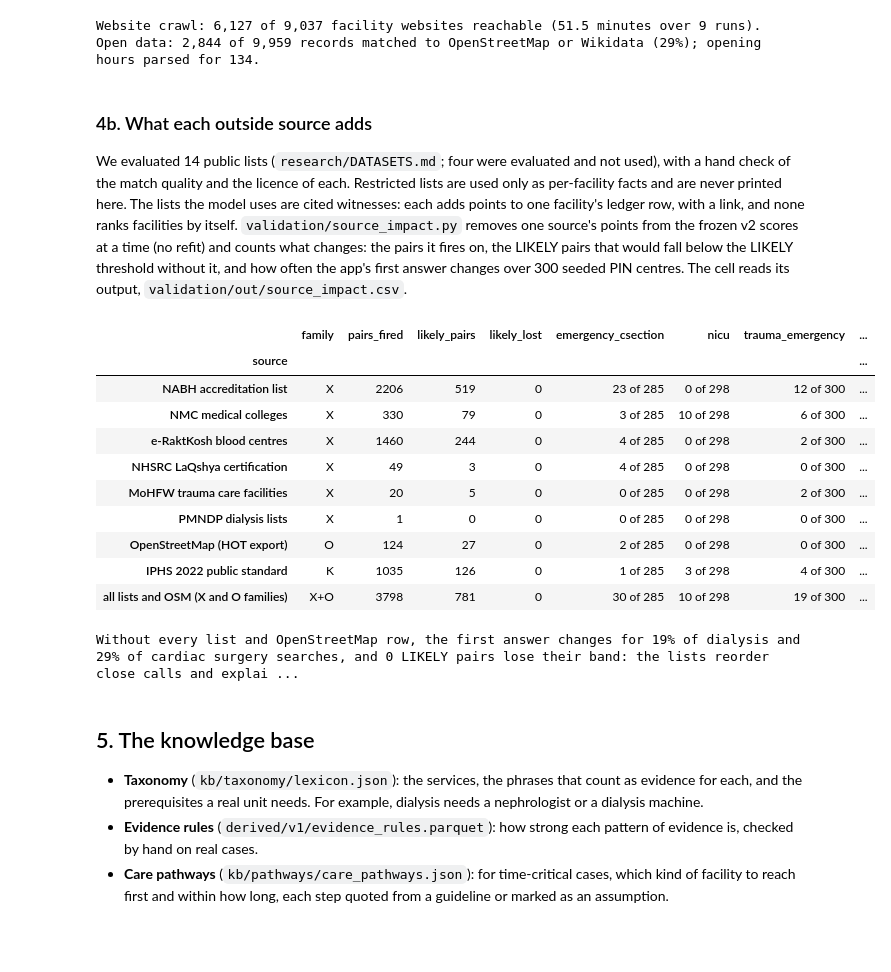
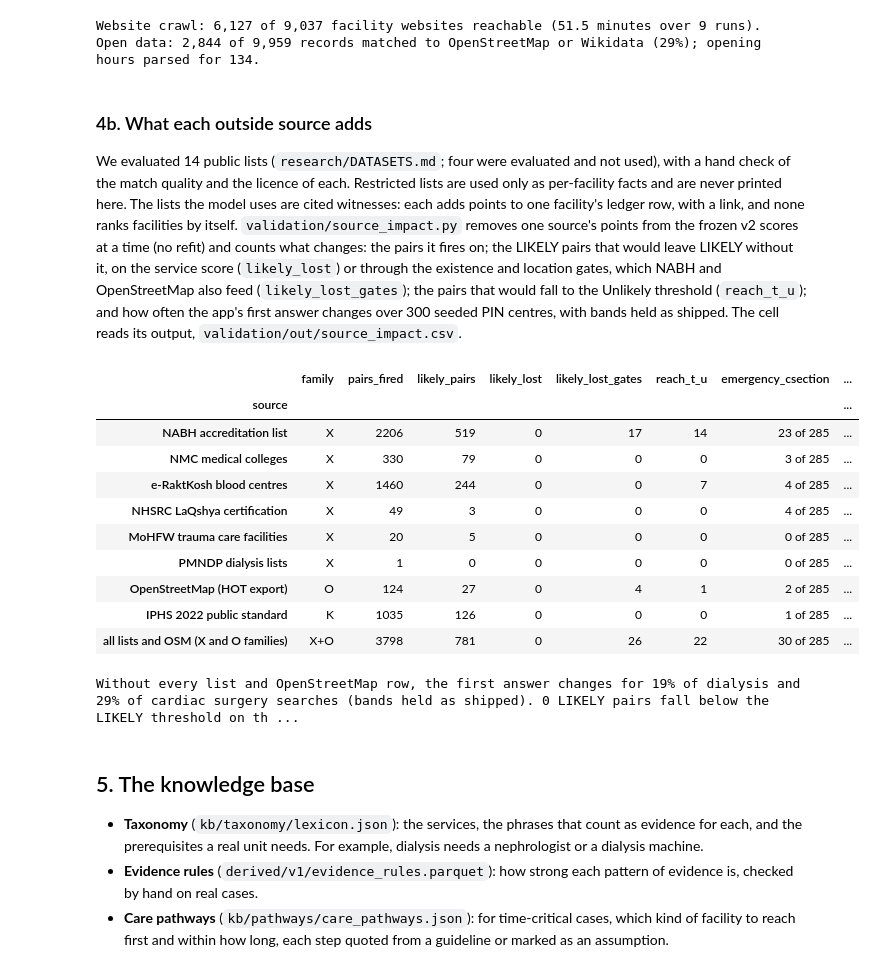
Before and after one commit to LordKarV/databricksdatathon, a Jupyter notebook: submission/referral_saathi.ipynb, the cells around one changed output. Drawn from its saved outputs; the diff is of its cells as text; code cells hidden in the pictures; blank space fills up the shorter version.

Commit message:
chore(notebook): regenerate referral_saathi.ipynb on dev 014762d
Regenerated after #143 (dashboard pages) and the #153 review fix
(source impact gate columns). 67 cells, 0 error cells.

Refs #140

```diff
--- a/submission/referral_saathi.ipynb
+++ b/submission/referral_saathi.ipynb
@@ -346,32 +346,37 @@ We evaluated 14 public lists (`research/DATASETS.md`; four were evaluated and no
 match quality and the licence of each. Restricted lists are used only as per-facility facts and are never printed
 here. The lists the model uses are cited witnesses: each adds points to one facility's ledger row, with a link,
 and none ranks facilities by itself. `validation/source_impact.py` removes one source's points from the frozen v2
-scores at a time (no refit) and counts what changes: the pairs it fires on, the LIKELY pairs that would fall below
-the LIKELY threshold without it, and how often the app's first answer changes over 300 seeded PIN centres. The cell
-reads its output, `validation/out/source_impact.csv`.
+scores at a time (no refit) and counts what changes: the pairs it fires on; the LIKELY pairs that would leave LIKELY
+without it, on the service score (`likely_lost`) or through the existence and location gates, which NABH and
+OpenStreetMap also feed (`likely_lost_gates`); the pairs that would fall to the Unlikely threshold (`reach_t_u`); and
+how often the app's first answer changes over 300 seeded PIN centres, with bands held as shipped. The cell reads its
+output, `validation/out/source_impact.csv`.
 # %%
 si = pd.read_csv(ROOT / "validation/out/source_impact.csv")
 top = [c for c in si.columns if c.startswith("top1_changes_")]
-display(si.set_index("source")[["family", "pairs_fired", "likely_pairs", "likely_lost", *top]]
+display(si.set_index("source")[["family", "pairs_fired", "likely_pairs", "likely_lost", "likely_lost_gates",
+                                 "reach_t_u", *top]]
         .rename(columns={c: c.removeprefix("top1_changes_") for c in top}))
 allx = si[si.family == "X+O"].iloc[0]
 share = {c.removeprefix("top1_changes_"): int(allx[c].split(" of ")[0]) / int(allx[c].split(" of ")[1]) for c in top}
 print(f"Without every list and OpenStreetMap row, the first answer changes for {share['dialysis']:.0%} of dialysis "
-      f"and {share['cardiac_surgery']:.0%} of cardiac surgery searches, and {int(allx.likely_lost)} LIKELY pairs "
-      "lose their band: the lists reorder close calls and explain them; they do not decide the band.")
+      f"and {share['cardiac_surgery']:.0%} of cardiac surgery searches (bands held as shipped). "
+      f"{int(allx.likely_lost)} LIKELY pairs fall below the LIKELY threshold on the service score; through the "
+      f"existence and location gates {int(allx.likely_lost_gates)} would leave LIKELY, and {int(allx.reach_t_u)} "
+      "pairs would fall to the Unlikely threshold.")
 # %% [output]
-|  | family | pairs_fired | likely_pairs | likely_lost | emergency_csection | nicu | trauma_emergency | ... |
+|  | family | pairs_fired | likely_pairs | likely_lost | likely_lost_gates | reach_t_u | emergency_csection | ... |
 | source |  |  |  |  |  |  |  | ... |
-| NABH accreditation list | X | 2206 | 519 | 0 | 23 of 285 | 0 of 298 | 12 of 300 | ... |
-| NMC medical colleges | X | 330 | 79 | 0 | 3 of 285 | 10 of 298 | 6 of 300 | ... |
-| e-RaktKosh blood centres | X | 1460 | 244 | 0 | 4 of 285 | 0 of 298 | 2 of 300 | ... |
-| NHSRC LaQshya certification | X | 49 | 3 | 0 | 4 of 285 | 0 of 298 | 0 of 300 | ... |
-| MoHFW trauma care facilities | X | 20 | 5 | 0 | 0 of 285 | 0 of 298 | 2 of 300 | ... |
-| PMNDP dialysis lists | X | 1 | 0 | 0 | 0 of 285 | 0 of 298 | 0 of 300 | ... |
-| OpenStreetMap (HOT export) | O | 124 | 27 | 0 | 2 of 285 | 0 of 298 | 0 of 300 | ... |
-| IPHS 2022 public standard | K | 1035 | 126 | 0 | 1 of 285 | 3 of 298 | 4 of 300 | ... |
-| all lists and OSM (X and O families) | X+O | 3798 | 781 | 0 | 30 of 285 | 10 of 298 | 19 of 300 | ... |
+| NABH accreditation list | X | 2206 | 519 | 0 | 17 | 14 | 23 of 285 | ... |
+| NMC medical colleges | X | 330 | 79 | 0 | 0 | 0 | 3 of 285 | ... |
+| e-RaktKosh blood centres | X | 1460 | 244 | 0 | 0 | 7 | 4 of 285 | ... |
+| NHSRC LaQshya certification | X | 49 | 3 | 0 | 0 | 0 | 4 of 285 | ... |
+| MoHFW trauma care facilities | X | 20 | 5 | 0 | 0 | 0 | 0 of 285 | ... |
+| PMNDP dialysis lists | X | 1 | 0 | 0 | 0 | 0 | 0 of 285 | ... |
+| OpenStreetMap (HOT export) | O | 124 | 27 | 0 | 4 | 1 | 2 of 285 | ... |
+| IPHS 2022 public standard | K | 1035 | 126 | 0 | 0 | 0 | 1 of 285 | ... |
+| all lists and OSM (X and O families) | X+O | 3798 | 781 | 0 | 26 | 22 | 30 of 285 | ... |
-Without every list and OpenStreetMap row, the first answer changes for 19% of dialysis and 29% of cardiac surgery searches, and 0 LIKELY pairs lose their band: the lists reorder close calls and explai ...
+Without every list and OpenStreetMap row, the first answer changes for 19% of dialysis and 29% of cardiac surgery searches (bands held as shipped). 0 LIKELY pairs fall below the LIKELY threshold on th ...
 # %% [markdown]
 ## 5. The knowledge base
 
```
Also changed, not shown: parts of 2 cells of this notebook.
